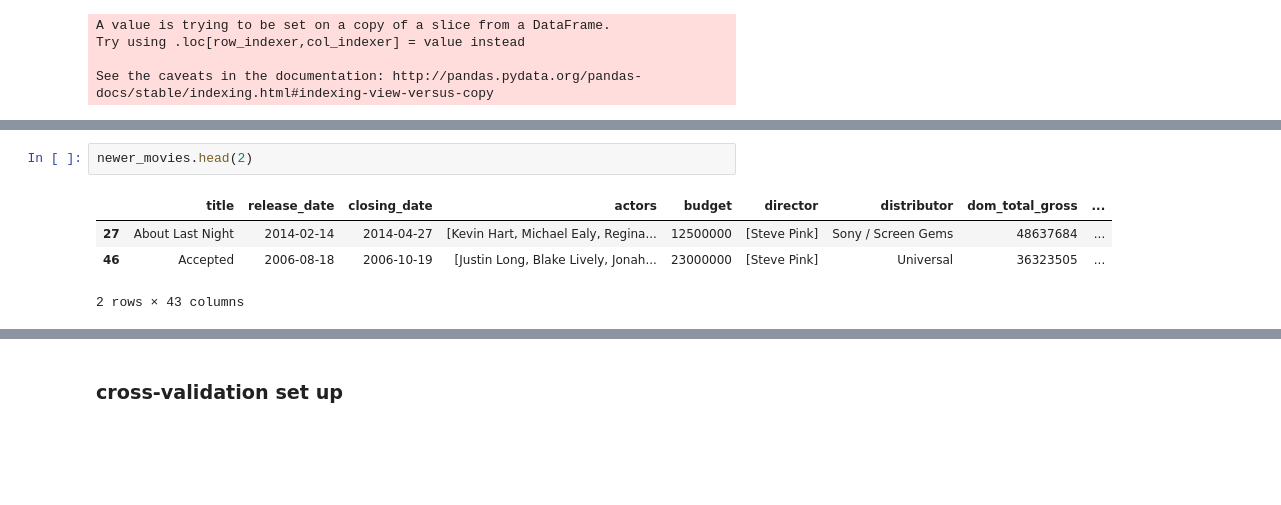
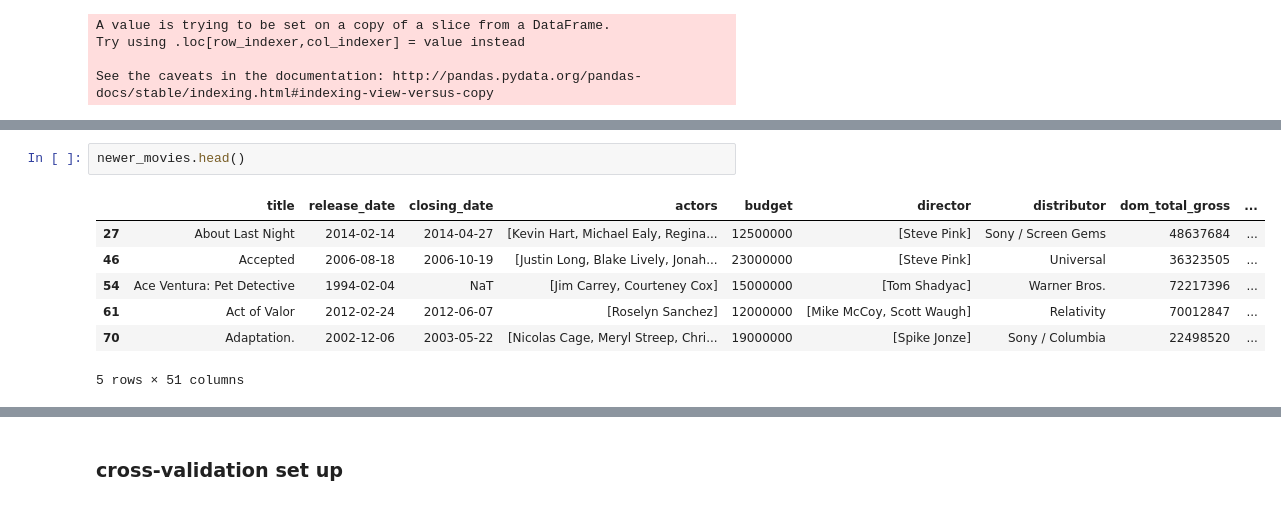
Before and after one commit to dianalam/movie-predictor, a Jupyter notebook: luther-analysis.ipynb, the cells around one changed output, grey strips where cells are left out. Cells and saved outputs as stored; diff of their text form; blank space fills up the shorter version.

```diff
--- a/luther-analysis.ipynb
+++ b/luther-analysis.ipynb
@@ -387,10 +445,13 @@ See the caveats in the documentation: http://pandas.pydata.org/pandas-docs/stabl
 # %%
-newer_movies.head(2)
+newer_movies.head()
 # %% [output]
 |  | title | release_date | closing_date | actors | budget | director | distributor | dom_total_gross | ... |
 | 27 | About Last Night | 2014-02-14 | 2014-04-27 | [Kevin Hart, Michael Ealy, Regina... | 12500000 | [Steve Pink] | Sony / Screen Gems | 48637684 | ... |
 | 46 | Accepted | 2006-08-18 | 2006-10-19 | [Justin Long, Blake Lively, Jonah... | 23000000 | [Steve Pink] | Universal | 36323505 | ... |
+| 54 | Ace Ventura: Pet Detective | 1994-02-04 | NaT | [Jim Carrey, Courteney Cox] | 15000000 | [Tom Shadyac] | Warner Bros. | 72217396 | ... |
+| 61 | Act of Valor | 2012-02-24 | 2012-06-07 | [Roselyn Sanchez] | 12000000 | [Mike McCoy, Scott Waugh] | Relativity | 70012847 | ... |
+| 70 | Adaptation. | 2002-12-06 | 2003-05-22 | [Nicolas Cage, Meryl Streep, Chri... | 19000000 | [Spike Jonze] | Sony / Columbia | 22498520 | ... |
-2 rows × 43 columns
+5 rows × 51 columns
 # %%
 newer_movies.columns
 # %% [output]
```
Also changed, not shown: parts of 34 cells of this notebook.
